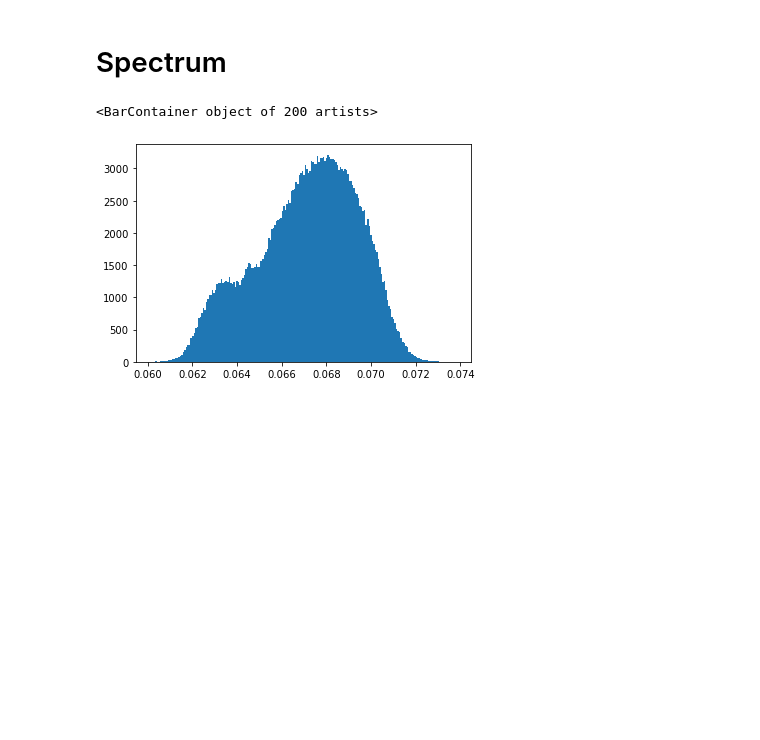
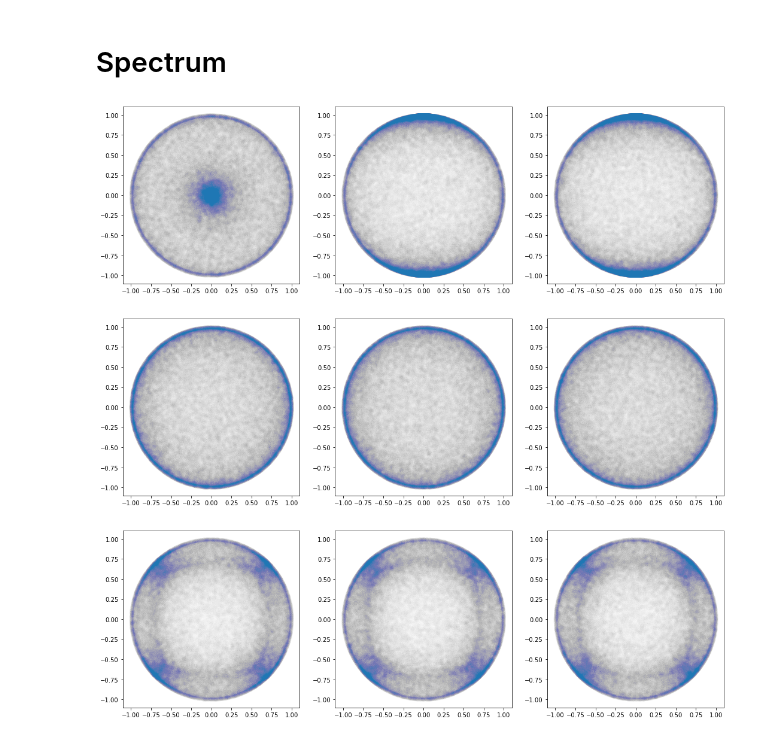
Before and after one commit to Oliver-Feighan/SpectralDensity, a Jupyter notebook: notebooks/Spectra.ipynb, the cells around one changed output. Saved outputs shown, nothing was run; the diff lists cells and outputs as text; code cells hidden in the pictures; blank space fills up the shorter version.

```diff
--- a/notebooks/Spectra.ipynb
+++ b/notebooks/Spectra.ipynb
@@ -15,7 +10,0 @@ exciton_excitations = np.array([states[:, i] - states[:, 0] for i in range(1, 28
-# %%
-freq, bins = np.histogram(exciton_excitations, bins=200)
-
-plt.bar(bins[:-1], freq, width=np.mean(np.diff(bins)))
-# %% [output]
-<BarContainer object of 200 artists>
-[figure, removed]
@@ -22 +19,70 @@ plt.bar(bins[:-1], freq, width=np.mean(np.diff(bins)))
+# %%
+def random_unit_vectors_polar(n):
+    phi = np.random.uniform(0, 2*np.pi, n)
+    psi = np.random.uniform(0, np.pi, n)
+
+    x = np.cos(phi) * np.sin(psi)
+    y = np.sin(phi) * np.sin(psi)
+    z = np.cos(psi)
+
+    return np.vstack((x, y, z)).T
+
+def random_unit_vectors(n):
+    rand = np.random.normal(0, 0.01, size=(n, 3))
+
+    norms = np.linalg.norm(rand, axis=1)
+    norm_stk = np.vstack((norms, norms, norms)).T
+
+    return rand/norm_stk
+
+def random_unit_vectors_uniform(n):
+    rand = np.random.uniform(-1, 1, size=(n, 3))
+
+    norms = np.linalg.norm(rand, axis=1)
+    norm_stk = np.vstack((norms, norms, norms)).T
+
+    return rand/norm_stk
+
+temp = random_unit_vectors_polar(100000)
+
+fig, ax = plt.subplots(1, 3)
+ax[0].scatter(temp[:, 0], temp[:, 1], alpha=0.005)
+ax[1].scatter(temp[:, 0], temp[:, 2], alpha=0.005)
+ax[2].scatter(temp[:, 1], temp[:, 2], alpha=0.005)
+
+ax[0].set_aspect('equal')
+ax[1].set_aspect('equal')
+ax[2].set_aspect('equal')
+
+fig.set_size_inches(18, 6)
+
+temp = random_unit_vectors(100000)
+
+fig, ax = plt.subplots(1, 3)
+ax[0].scatter(temp[:, 0], temp[:, 1], alpha=0.005)
+ax[1].scatter(temp[:, 0], temp[:, 2], alpha=0.005)
+ax[2].scatter(temp[:, 1], temp[:, 2], alpha=0.005)
+
+ax[0].set_aspect('equal')
+ax[1].set_aspect('equal')
+ax[2].set_aspect('equal')
+
+fig.set_size_inches(18, 6)
+
+temp = random_unit_vectors_uniform(100000)
+
+fig, ax = plt.subplots(1, 3)
+ax[0].scatter(temp[:, 0], temp[:, 1], alpha=0.005)
+ax[1].scatter(temp[:, 0], temp[:, 2], alpha=0.005)
+ax[2].scatter(temp[:, 1], temp[:, 2], alpha=0.005)
+
+ax[0].set_aspect('equal')
+ax[1].set_aspect('equal')
+ax[2].set_aspect('equal')
+
+fig.set_size_inches(18, 6)
+# %% [output]
+[figure, added]
+[figure, added]
+[figure, added]
 # %%
```
Also changed, not shown: parts of 7 cells of this notebook, 6 other files.
